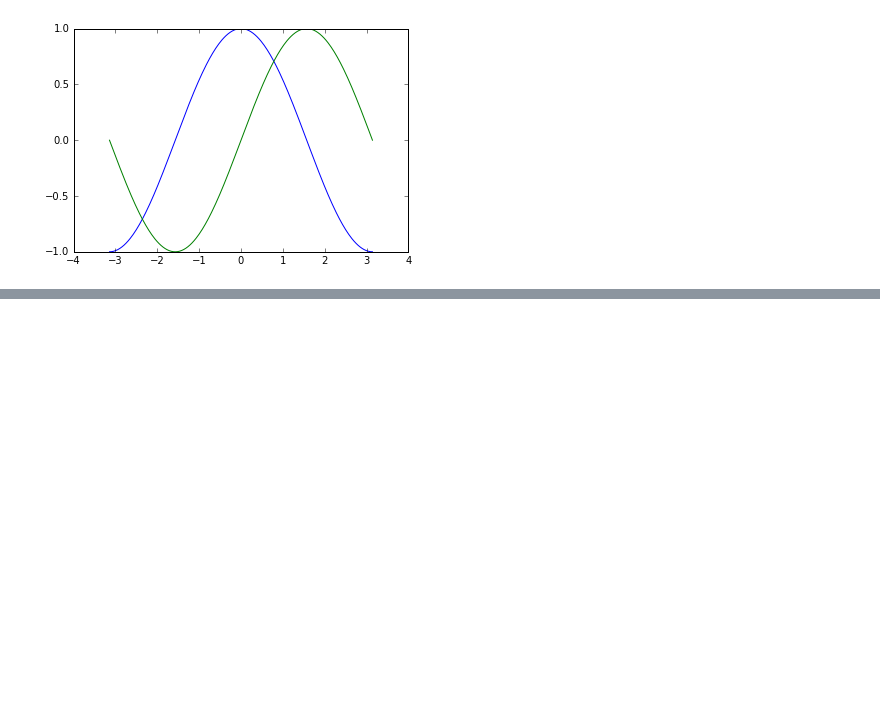
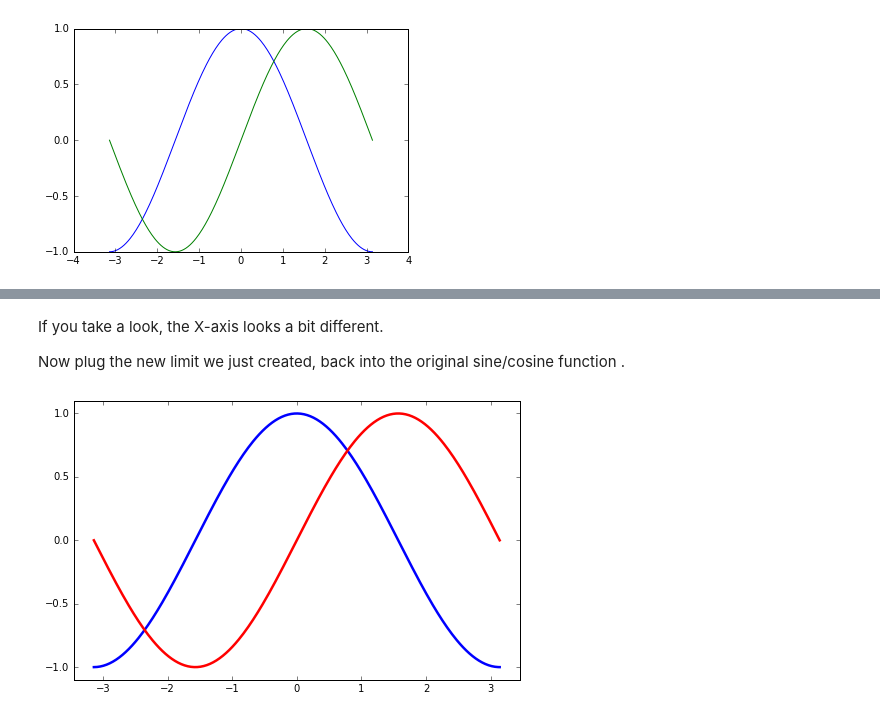
Before and after one commit to jorellano/Matplotlib, a Jupyter notebook: Pyplot.ipynb, the cells around one changed output, grey strips where cells are left out. Saved outputs shown, nothing was run; the diff lists cells and outputs as text; code cells hidden in the pictures; blank space fills up the shorter version.

```diff
--- a/Pyplot.ipynb
+++ b/Pyplot.ipynb
@@ -49,0 +116,21 @@ import matplotlib.pyplot as plt
+# %% [markdown]
+If you take a look, the X-axis looks a bit different.
+
+Now plug the new limit we just created, back into the original sine/cosine function .
+# %%
+plt.figure(figsize=(8, 5), dpi=80)
+plt.subplot(111)
+
+X = np.linspace(-np.pi, np.pi, 256, endpoint=True)
+S = np.sin(X)
+C = np.cos(X)
+
+plt.plot(X, C, color="blue", linewidth=2.5, linestyle="-")
+plt.plot(X, S, color="red", linewidth=2.5, linestyle="-")
+
+plt.xlim(X.min() * 1.1, X.max() * 1.1) # THIS IS NEW
+plt.ylim(C.min() * 1.1, C.max() * 1.1)
+
+plt.show()
+# %% [output]
+[figure, added]
```
Also changed, not shown: parts of 16 cells of this notebook.
